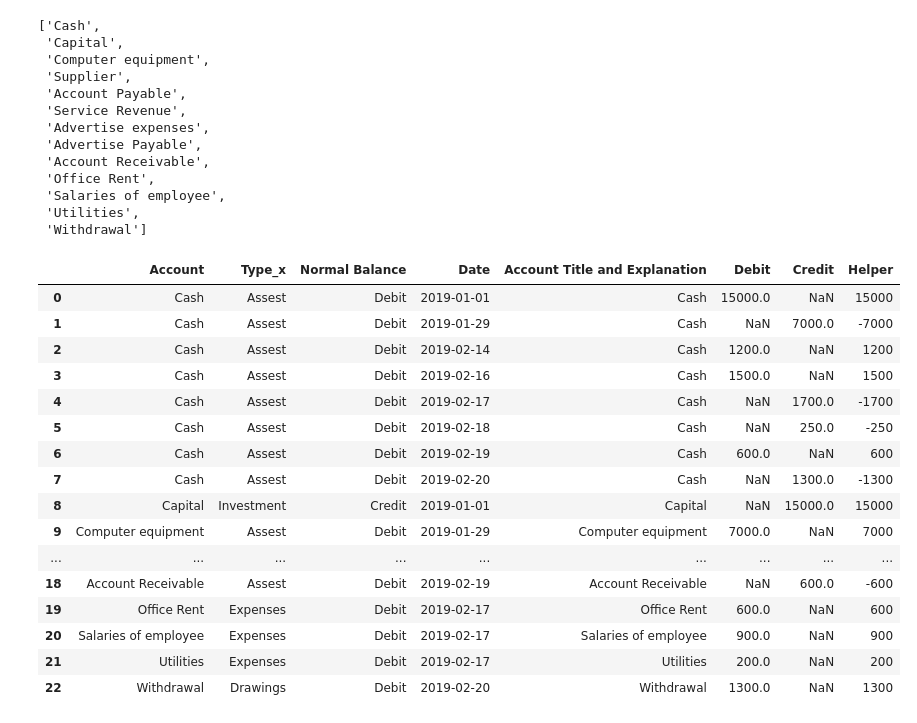
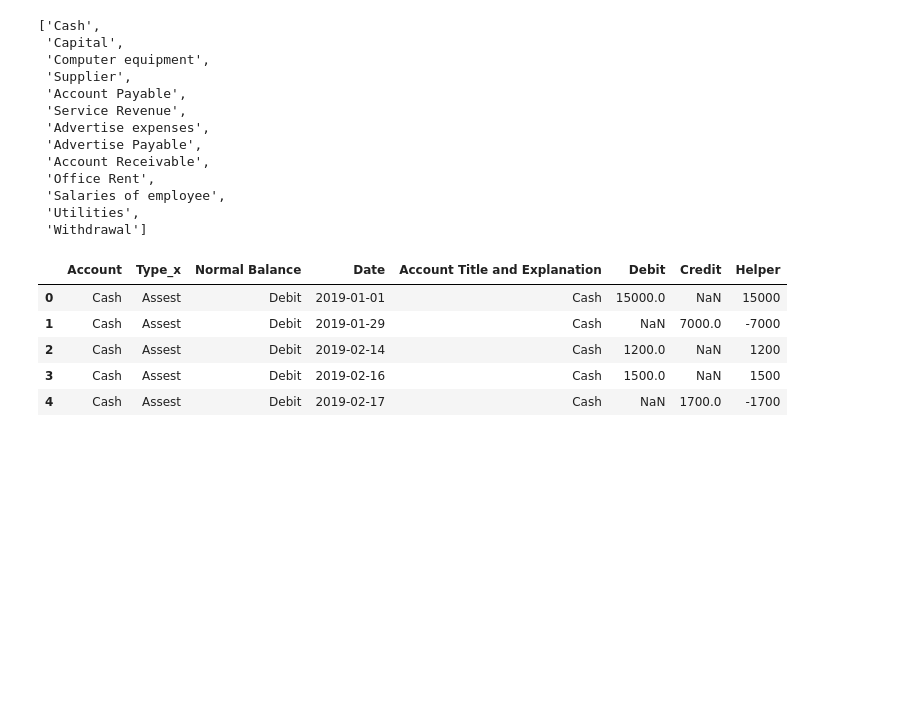
Before and after one commit to AhmedSalam22/BIS-Accounting, a Jupyter notebook: AccountingSystem.ipynb, the cells around one changed output. Saved outputs shown, nothing was run; the diff lists cells and outputs as text; code cells hidden in the pictures; blank space fills up the shorter version.

```diff
--- a/AccountingSystem.ipynb
+++ b/AccountingSystem.ipynb
@@ -222,22 +211,11 @@ list(df.Account.unique())
  'Utilities',
  'Withdrawal']
 # %%
-df.groupby("")
+df.head()
 # %% [output]
 |  | Account | Type_x | Normal Balance | Date | Account Title and Explanation | Debit | Credit | Helper |
 | 0 | Cash | Assest | Debit | 2019-01-01 | Cash | 15000.0 | NaN | 15000 |
 | 1 | Cash | Assest | Debit | 2019-01-29 | Cash | NaN | 7000.0 | -7000 |
 | 2 | Cash | Assest | Debit | 2019-02-14 | Cash | 1200.0 | NaN | 1200 |
 | 3 | Cash | Assest | Debit | 2019-02-16 | Cash | 1500.0 | NaN | 1500 |
 | 4 | Cash | Assest | Debit | 2019-02-17 | Cash | NaN | 1700.0 | -1700 |
-| 5 | Cash | Assest | Debit | 2019-02-18 | Cash | NaN | 250.0 | -250 |
-| 6 | Cash | Assest | Debit | 2019-02-19 | Cash | 600.0 | NaN | 600 |
-| 7 | Cash | Assest | Debit | 2019-02-20 | Cash | NaN | 1300.0 | -1300 |
-| 8 | Capital | Investment | Credit | 2019-01-01 | Capital | NaN | 15000.0 | 15000 |
-| 9 | Computer equipment | Assest | Debit | 2019-01-29 | Computer equipment | 7000.0 | NaN | 7000 |
-| ... | ... | ... | ... | ... | ... | ... | ... | ... |
-| 18 | Account Receivable | Assest | Debit | 2019-02-19 | Account Receivable | NaN | 600.0 | -600 |
-| 19 | Office Rent | Expenses | Debit | 2019-02-17 | Office Rent | 600.0 | NaN | 600 |
-| 20 | Salaries of employee | Expenses | Debit | 2019-02-17 | Salaries of employee | 900.0 | NaN | 900 |
-| 21 | Utilities | Expenses | Debit | 2019-02-17 | Utilities | 200.0 | NaN | 200 |
-| 22 | Withdrawal | Drawings | Debit | 2019-02-20 | Withdrawal | 1300.0 | NaN | 1300 |
```
Also changed, not shown: parts of 2 cells of this notebook, 1 other file.
